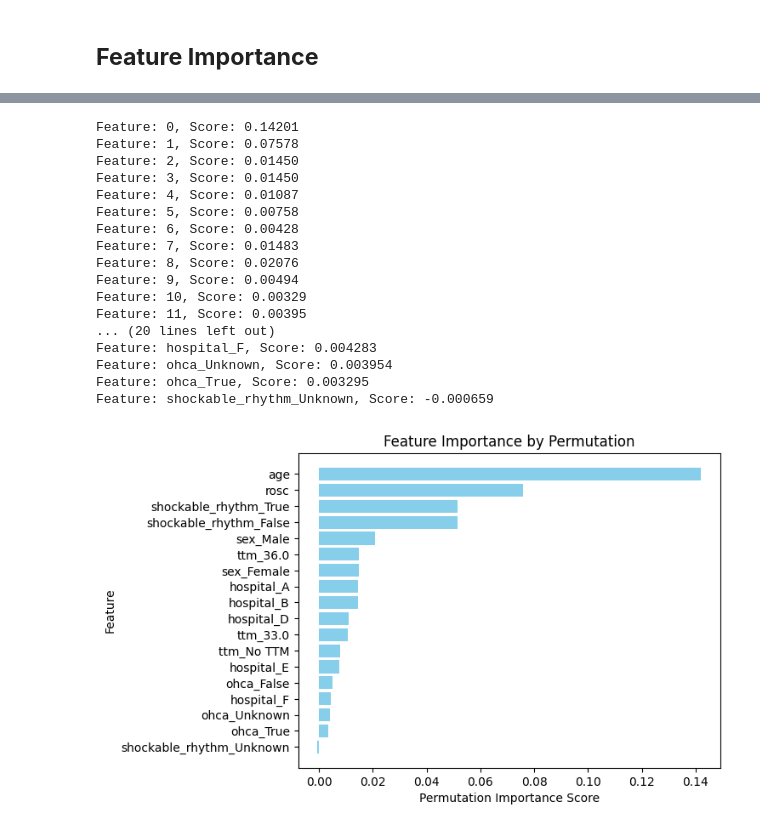
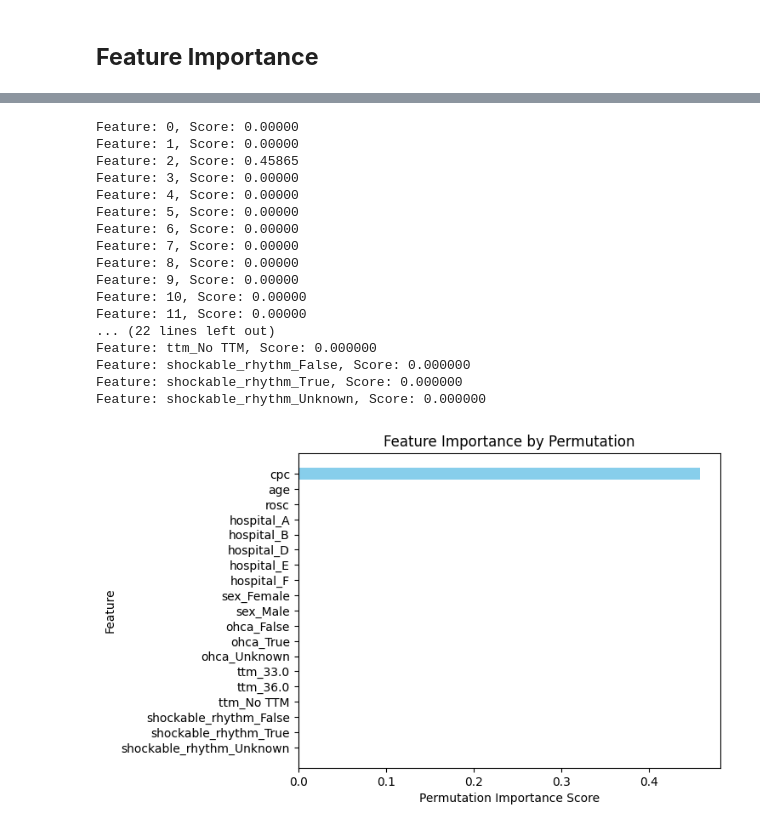
Before and after one commit to KentFre/Resus_TTM, a Jupyter notebook: 02_Feature_Importance.ipynb, the cells around one changed output, grey strips where cells are left out. Saved outputs shown, nothing was run; the diff lists cells and outputs as text; code cells hidden in the pictures.

Commit message:
Fixed missing files for commit for feature importance
Files weren't correctly uploaded for the feature_importance update commit.
Working on adjusting the data source for Clustering.

```diff
--- a/02_Feature_Importance.ipynb
+++ b/02_Feature_Importance.ipynb
@@ -130,6 +37,6 @@ dtype: int64
 # %%
 # checking unique categories of categorical columns
-cat_col = ['hospital', 'sex', 'ohca', 'ttm', 'shockable_rhythm']
+cat_col = ['hospital', 'sex', 'ohca', 'ttm', 'shockable_rhythm', 'cpc']
 
 for col in cat_col:
     unique_values = data[col].unique()
@@ -165,0 +65,19 @@ oh_cat_col
+# %%
+# Filter valid data where ROSC is not missing
+valid_data = data[data['rosc'].notna()]
+
+# Calculate median ROSC time for each OHCA and Outcome category
+no_ohca_good_median = valid_data[(valid_data['ohca'] == False) & (valid_data['outcome'] == 'Good')]['rosc'].median()
+no_ohca_bad_median = valid_data[(valid_data['ohca'] == False) & (valid_data['outcome'] == 'Poor')]['rosc'].median()
+ohca_good_median = valid_data[(valid_data['ohca'] == True) & (valid_data['outcome'] == 'Good')]['rosc'].median()
+ohca_bad_median = valid_data[(valid_data['ohca'] == True) & (valid_data['outcome'] == 'Poor')]['rosc'].median()
+unknown_ohca_good_median = valid_data[(valid_data['ohca'] == 'Unknown') & (valid_data['outcome'] == 'Good')]['rosc'].median()
+unknown_ohca_poor_median = valid_data[(valid_data['ohca'] == 'Unknown') & (valid_data['outcome'] == 'Poor')]['rosc'].median()
+
+# Print median values for verification
+print(f"No OHCA - Good Outcome Median: {no_ohca_good_median}")
+print(f"No OHCA - Bad Outcome Median: {no_ohca_bad_median}")
+print(f"OHCA - Good Outcome Median: {ohca_good_median}")
+print(f"OHCA - Bad Outcome Median: {ohca_bad_median}")
+print(f"Unknown OHCA - Good Outcome Median: {unknown_ohca_good_median}")
+print(f"Unknown OHCA - Poor Outcome Median: {unknown_ohca_poor_median}")
@@ -165,0 +120,7 @@ oh_cat_col
+# %%
+# Define the categorical columns excluding the 'cpc' column
+cat_col_excluding_cpc = [col for col in cat_col if col != 'cpc']
+
+# Apply one-hot encoding only to non-ordinal categorical columns
+oh_cat_col = pd.get_dummies(data[cat_col_excluding_cpc])
+oh_cat_col
@@ -166,9 +141,6 @@ oh_cat_col
 # %%
 # Concatenating the one-hot encoded dataframe with the numerical one
-
-numerical_col = ['age', 'rosc' ]
-
-
+numerical_col = ['age', 'rosc', 'cpc']
 data_encoded = pd.concat([data[numerical_col], oh_cat_col], axis=1)
 
 data_encoded
@@ -350,48 +366,59 @@ from sklearn.inspection import permutation_importance
 # perform permutation importance
 results = permutation_importance(rf, X, y, scoring='accuracy')
 
 # get importance
 perm_importance = results.importances_mean
 
 # summarize feature importance
 for i,v in enumerate(perm_importance):
 	print('Feature: %0d, Score: %.5f' % (i,v))
 
 # Combining feature scores with their names
 perm_importance_scores = list(zip(feature_names, perm_importance))
 
 # Sorting the features by score in descending order
 perm_importance_scores_sorted = sorted(perm_importance_scores, key=lambda x: x[1], reverse=True)
 
 for feature, score in perm_importance_scores_sorted:
     print(f"Feature: {feature}, Score: {score:.6f}")
 
 # Plotting the features
 features_names = [feature for feature, score in perm_importance_scores_sorted]
 perm_features_scores = [score for feature, score in perm_importance_scores_sorted]
 
 plt.barh(features_names, perm_features_scores, color='skyblue')
 plt.xlabel('Permutation Importance Score')
 plt.ylabel('Feature')
 plt.title('Feature Importance by Permutation')
 plt.gca().invert_yaxis()  # To have the highest score at the top
 plt.show()
+
+# Normalize the Scores for Later Comparison
+scaler = MinMaxScaler()
+perm_features_scores_normalized = scaler.fit_transform(np.array(perm_features_scores).reshape(-1, 1)).flatten()
+
+# Creating a DataFrame to store feature names along with their normalized scores
+feature_scores_perm_df = pd.DataFrame({
+    'Feature': features_names,
+    'Permutation Importance Score': perm_features_scores,
+    'Normalized Score': perm_features_scores_normalized
+})
 # %% [output]
-Feature: 0, Score: 0.14201
-Feature: 1, Score: 0.07578
-Feature: 2, Score: 0.01450
-Feature: 3, Score: 0.01450
-Feature: 4, Score: 0.01087
-Feature: 5, Score: 0.00758
-Feature: 6, Score: 0.00428
-Feature: 7, Score: 0.01483
-Feature: 8, Score: 0.02076
-Feature: 9, Score: 0.00494
-Feature: 10, Score: 0.00329
-Feature: 11, Score: 0.00395
-... (20 lines left out)
-Feature: hospital_F, Score: 0.004283
-Feature: ohca_Unknown, Score: 0.003954
-Feature: ohca_True, Score: 0.003295
-Feature: shockable_rhythm_Unknown, Score: -0.000659
+Feature: 0, Score: 0.00000
+Feature: 1, Score: 0.00000
+Feature: 2, Score: 0.45865
+Feature: 3, Score: 0.00000
+Feature: 4, Score: 0.00000
+Feature: 5, Score: 0.00000
+Feature: 6, Score: 0.00000
+Feature: 7, Score: 0.00000
+Feature: 8, Score: 0.00000
+Feature: 9, Score: 0.00000
+Feature: 10, Score: 0.00000
+Feature: 11, Score: 0.00000
+... (22 lines left out)
+Feature: ttm_No TTM, Score: 0.000000
+Feature: shockable_rhythm_False, Score: 0.000000
+Feature: shockable_rhythm_True, Score: 0.000000
+Feature: shockable_rhythm_Unknown, Score: 0.000000
-[figure, old version]
+[figure, new version]
```
Also changed, not shown: parts of 30 cells of this notebook, 5 other files.
